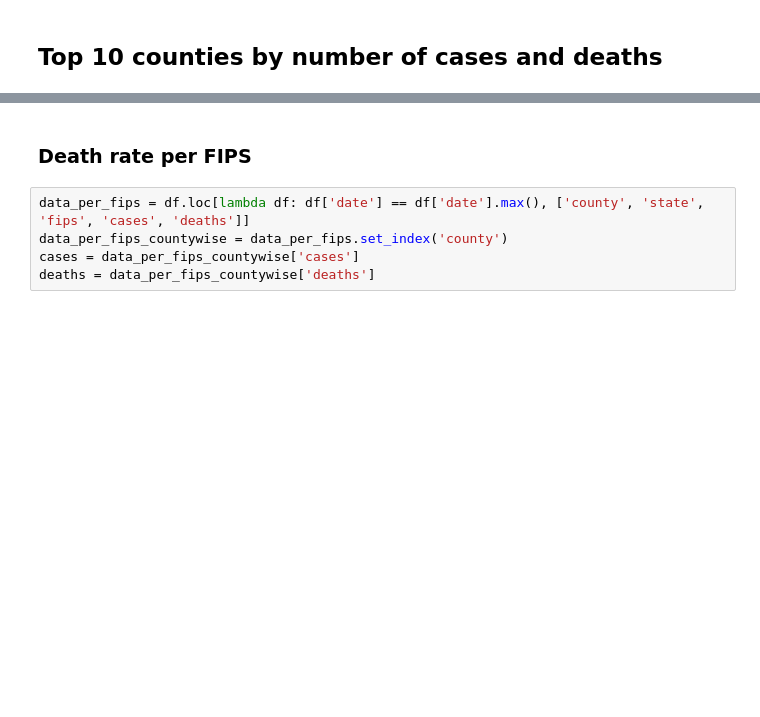
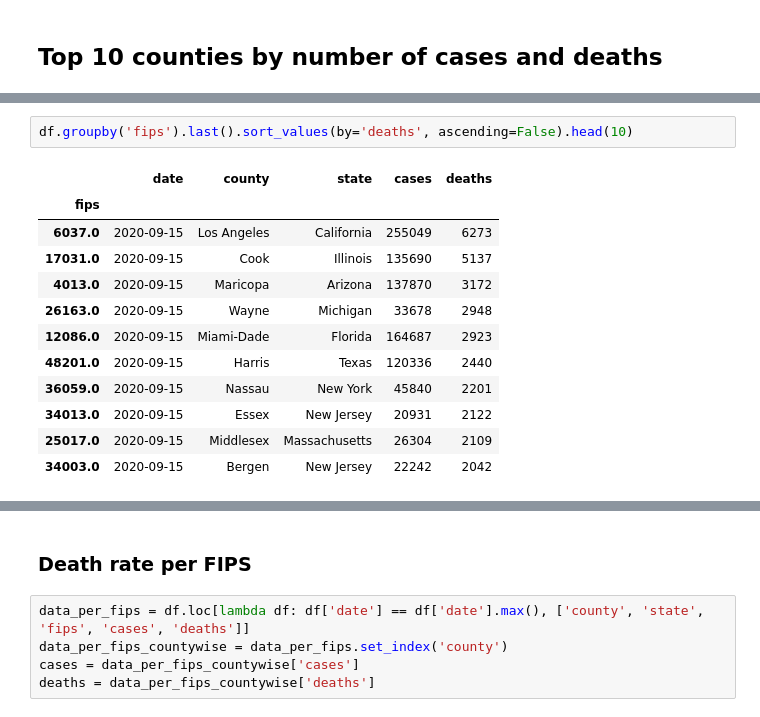
Before and after one commit to AnushreeChopde/DataVizFall2020_Colab, a Jupyter notebook: Class_Activity_lec03.ipynb, the cells around one changed output, grey strips where cells are left out. Drawn from its saved outputs; the diff is of its cells as text; blank space fills up the shorter version.

```diff
--- a/Class_Activity_lec03.ipynb
+++ b/Class_Activity_lec03.ipynb
@@ -167,0 +189,15 @@ Middlesex      2020-09-10       Virginia  51119.0   27769    2094
+# %%
+df.groupby('fips').last().sort_values(by='deaths', ascending=False).head(10)
+# %% [output]
+|  | date | county | state | cases | deaths |
+| fips |  |  |  |  |  |
+| 6037.0 | 2020-09-15 | Los Angeles | California | 255049 | 6273 |
+| 17031.0 | 2020-09-15 | Cook | Illinois | 135690 | 5137 |
+| 4013.0 | 2020-09-15 | Maricopa | Arizona | 137870 | 3172 |
+| 26163.0 | 2020-09-15 | Wayne | Michigan | 33678 | 2948 |
+| 12086.0 | 2020-09-15 | Miami-Dade | Florida | 164687 | 2923 |
+| 48201.0 | 2020-09-15 | Harris | Texas | 120336 | 2440 |
+| 36059.0 | 2020-09-15 | Nassau | New York | 45840 | 2201 |
+| 34013.0 | 2020-09-15 | Essex | New Jersey | 20931 | 2122 |
+| 25017.0 | 2020-09-15 | Middlesex | Massachusetts | 26304 | 2109 |
+| 34003.0 | 2020-09-15 | Bergen | New Jersey | 22242 | 2042 |
```
Also changed, not shown: parts of 12 cells of this notebook.
